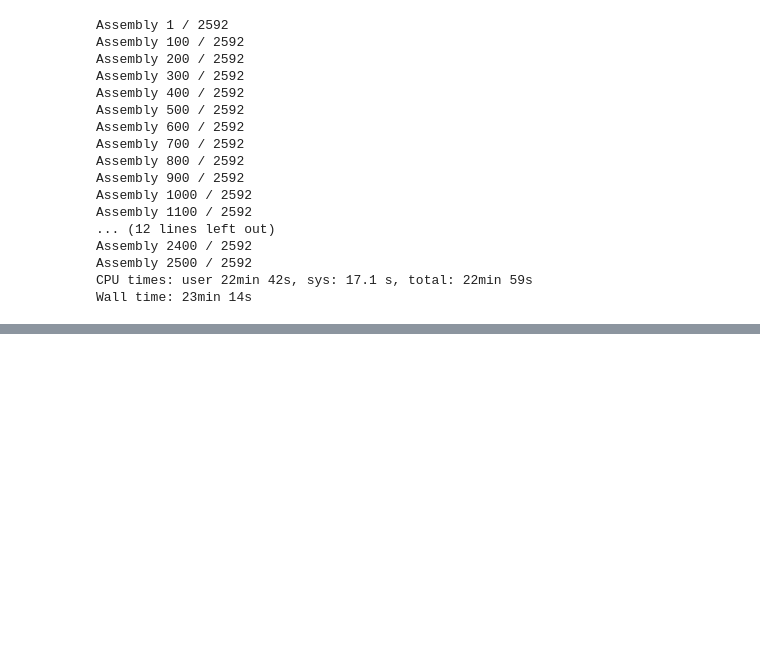
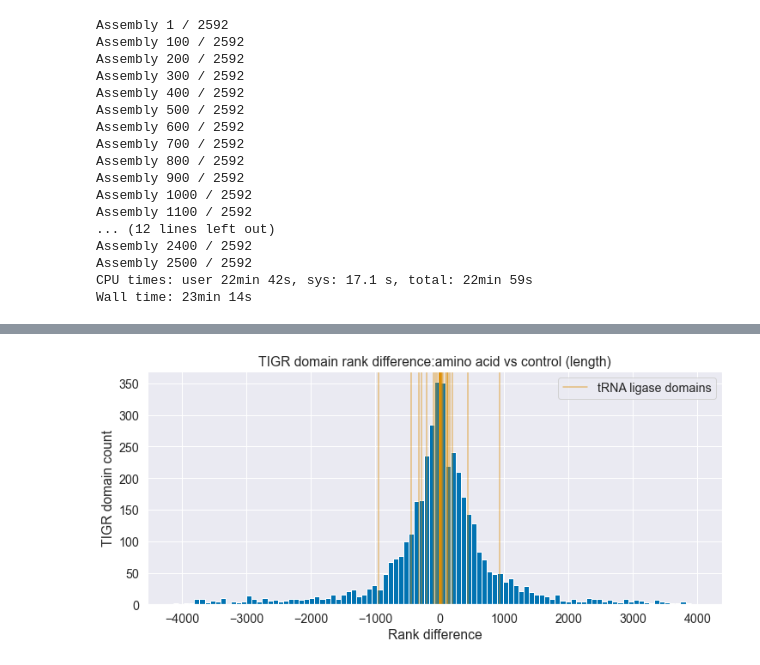
Before and after one commit to srom/nbias, a Jupyter notebook: notebook/AA distance vs length.ipynb, the cells around one changed output, grey strips where cells are left out. Saved outputs shown, nothing was run; the diff lists cells and outputs as text; code cells hidden in the pictures; blank space fills up the shorter version.

```diff
--- a/notebook/AA distance vs length.ipynb
+++ b/notebook/AA distance vs length.ipynb
@@ -942,0 +996,15 @@ Wall time: 23min 14s
+# %%
+_, ax = plt.subplots(1, 1, figsize=(12, 5))
+df__ = tigr_length.loc[tigr_union_ix].copy()
+ax.hist(df__[df__['rank_diff'].notnull()]['rank_diff'].values, bins=100);
+
+for i, tigr_id in enumerate(trna_synt_tigr_id):
+    label = 'tRNA ligase domains' if i == 0 else None
+    ax.axvline(df__.loc[tigr_id]['rank_diff'], color=palette[1], alpha=0.5, label=label)
+
+ax.set_title('TIGR domain rank difference:amino acid vs control (length)');
+ax.set_xlabel('Rank difference');
+ax.set_ylabel('TIGR domain count');
+ax.legend();
+# %% [output]
+[figure, added]
```
Also changed, not shown: parts of 8 cells of this notebook, 8 other files.
